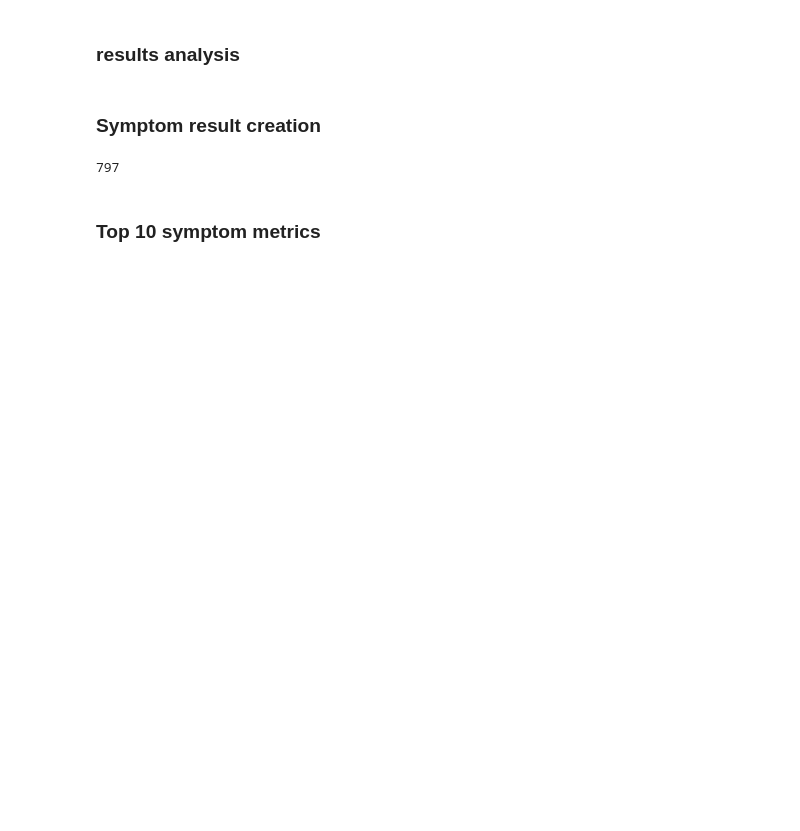
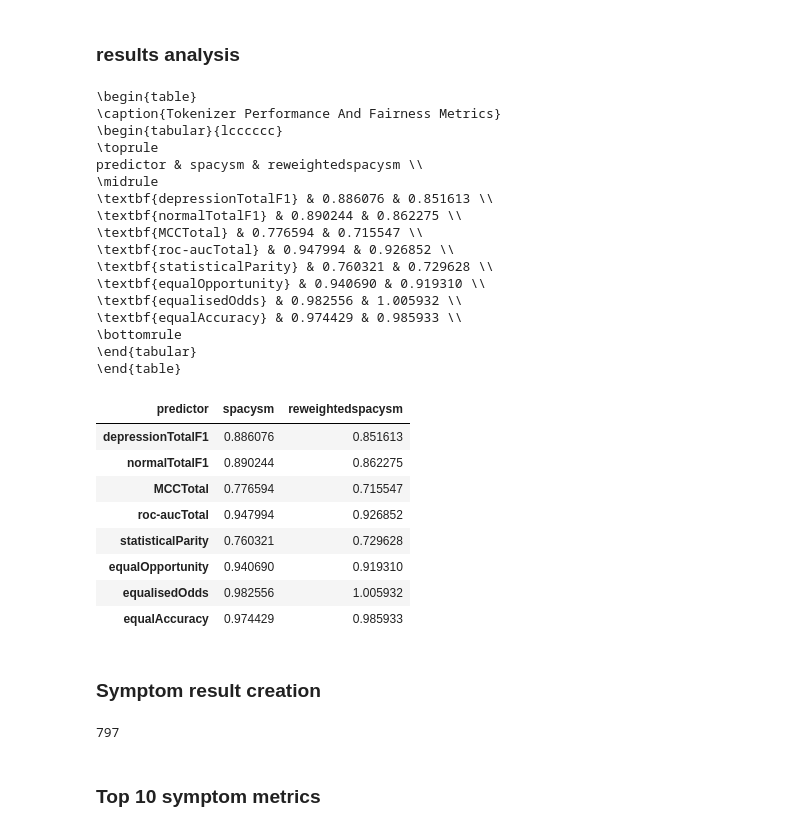
Before and after one commit to BramJanssen22/EMDD, a Jupyter notebook: D-vlog Result analysis/resultanalysis.ipynb, the cells around one changed output. Drawn from its saved outputs; the diff is of its cells as text; code cells hidden in the pictures; blank space fills up the shorter version.

```diff
--- a/D-vlog Result analysis/resultanalysis.ipynb
+++ b/D-vlog Result analysis/resultanalysis.ipynb
@@ -5,27 +5,52 @@ import plotly.express as px
 # %% [markdown]
 ### results analysis
 # %%
-df = pd.read_csv('../data/results/depressiontestresults.csv')
+df = pd.read_csv('../data/results/depressionResults.csv')
 
 # Table for SVM tokenizer Performance and Fairness Metrics
-SVMTKMetrics = df[['predictor','depressionTotalF1','normalTotalF1','accuracyTotal','statisticalParity','equalOpportunity','equalisedOdds','equalAccuracy']]
+SVMTKMetrics = df[['predictor','depressionTotalF1','normalTotalF1','MCCTotal','roc-aucTotal','statisticalParity','equalOpportunity','equalisedOdds','equalAccuracy']]
 
-SVMTKMetrics.to_csv('SVMTKMetricsSVM.csv')
-
-SVMTKMetrics = SVMTKMetrics[SVMTKMetrics['predictor'].isin(['blingfire','nltk','spacysm','spacylg','spacytrf'])]
+SVMTKMetrics = SVMTKMetrics[SVMTKMetrics['predictor'].isin(['reweightedspacysm','spacysm'])]
 SVMTKMetrics.set_index('predictor', inplace=True)
 SVMTKMetrics = SVMTKMetrics.T
 
 latex = SVMTKMetrics.to_latex(
     caption='Tokenizer Performance And Fairness Metrics',
     index=True,
     header=True,
     bold_rows=True,
     column_format='lcccccc',
     escape=False
 )
 print(latex)
 display(SVMTKMetrics)
+# %% [output]
+\begin{table}
+\caption{Tokenizer Performance And Fairness Metrics}
+\begin{tabular}{lcccccc}
+\toprule
+predictor & spacysm & reweightedspacysm \\
+\midrule
+\textbf{depressionTotalF1} & 0.886076 & 0.851613 \\
+\textbf{normalTotalF1} & 0.890244 & 0.862275 \\
+\textbf{MCCTotal} & 0.776594 & 0.715547 \\
+\textbf{roc-aucTotal} & 0.947994 & 0.926852 \\
+\textbf{statisticalParity} & 0.760321 & 0.729628 \\
+\textbf{equalOpportunity} & 0.940690 & 0.919310 \\
+\textbf{equalisedOdds} & 0.982556 & 1.005932 \\
+\textbf{equalAccuracy} & 0.974429 & 0.985933 \\
+\bottomrule
+\end{tabular}
+\end{table}
+| predictor | spacysm | reweightedspacysm |
+| depressionTotalF1 | 0.886076 | 0.851613 |
+| normalTotalF1 | 0.890244 | 0.862275 |
+| MCCTotal | 0.776594 | 0.715547 |
+| roc-aucTotal | 0.947994 | 0.926852 |
+| statisticalParity | 0.760321 | 0.729628 |
+| equalOpportunity | 0.940690 | 0.919310 |
+| equalisedOdds | 0.982556 | 1.005932 |
+| equalAccuracy | 0.974429 | 0.985933 |
 # %% [markdown]
 ### Symptom result creation
 # %%
```
Also changed, not shown: parts of 1 cell of this notebook, 2 other files.
